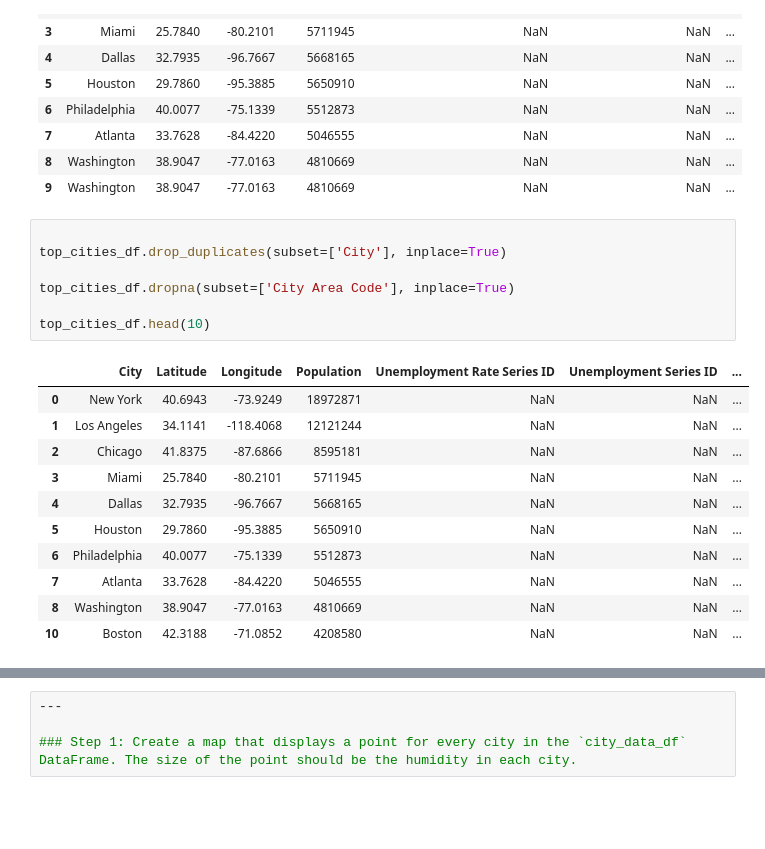
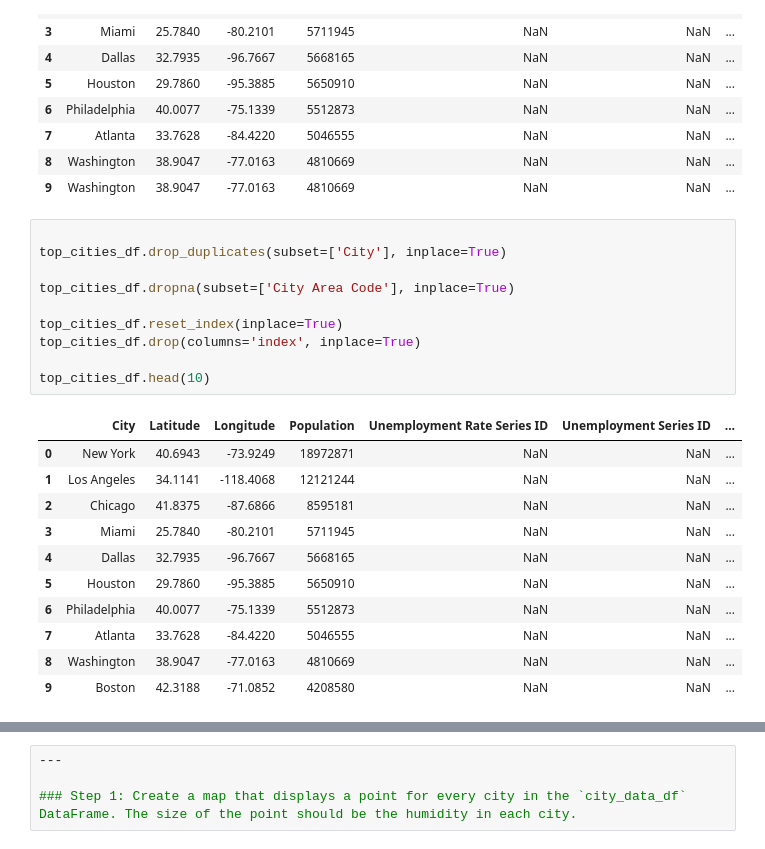
Before and after one commit to ryanmcr17/city-level-employment, a Jupyter notebook: employmentPy.ipynb, the cells around one changed output, grey strips where cells are left out. Cells and saved outputs as stored; diff of their text form; blank space fills up the shorter version.

```diff
--- a/employmentPy.ipynb
+++ b/employmentPy.ipynb
@@ -280,19 +282,22 @@ top_cities_df.head(10)
 # %%
 
 top_cities_df.drop_duplicates(subset=['City'], inplace=True)
 
 top_cities_df.dropna(subset=['City Area Code'], inplace=True)
 
+top_cities_df.reset_index(inplace=True)
+top_cities_df.drop(columns='index', inplace=True)
+
 top_cities_df.head(10)
 # %% [output]
 |  | City | Latitude | Longitude | Population | Unemployment Rate Series ID | Unemployment Series ID | ... |
 | 0 | New York | 40.6943 | -73.9249 | 18972871 | NaN | NaN | ... |
 | 1 | Los Angeles | 34.1141 | -118.4068 | 12121244 | NaN | NaN | ... |
 | 2 | Chicago | 41.8375 | -87.6866 | 8595181 | NaN | NaN | ... |
 | 3 | Miami | 25.7840 | -80.2101 | 5711945 | NaN | NaN | ... |
 | 4 | Dallas | 32.7935 | -96.7667 | 5668165 | NaN | NaN | ... |
 | 5 | Houston | 29.7860 | -95.3885 | 5650910 | NaN | NaN | ... |
 | 6 | Philadelphia | 40.0077 | -75.1339 | 5512873 | NaN | NaN | ... |
 | 7 | Atlanta | 33.7628 | -84.4220 | 5046555 | NaN | NaN | ... |
 | 8 | Washington | 38.9047 | -77.0163 | 4810669 | NaN | NaN | ... |
-| 10 | Boston | 42.3188 | -71.0852 | 4208580 | NaN | NaN | ... |
+| 9 | Boston | 42.3188 | -71.0852 | 4208580 | NaN | NaN | ... |
```
Also changed, not shown: parts of 15 cells of this notebook.
